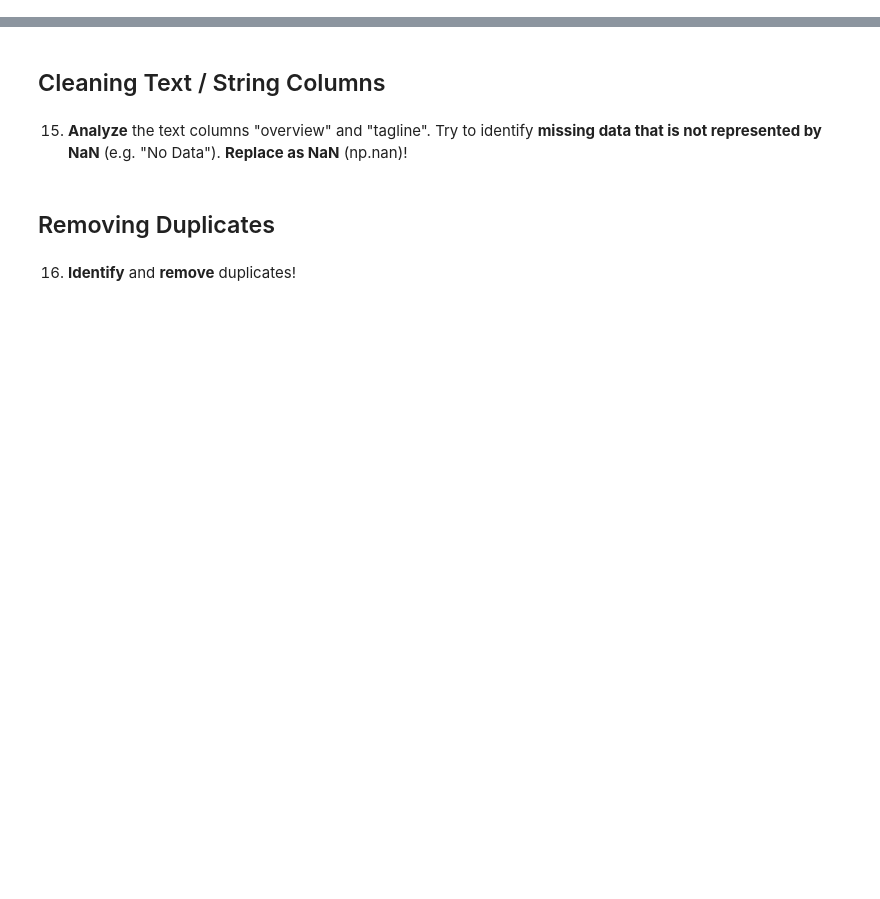
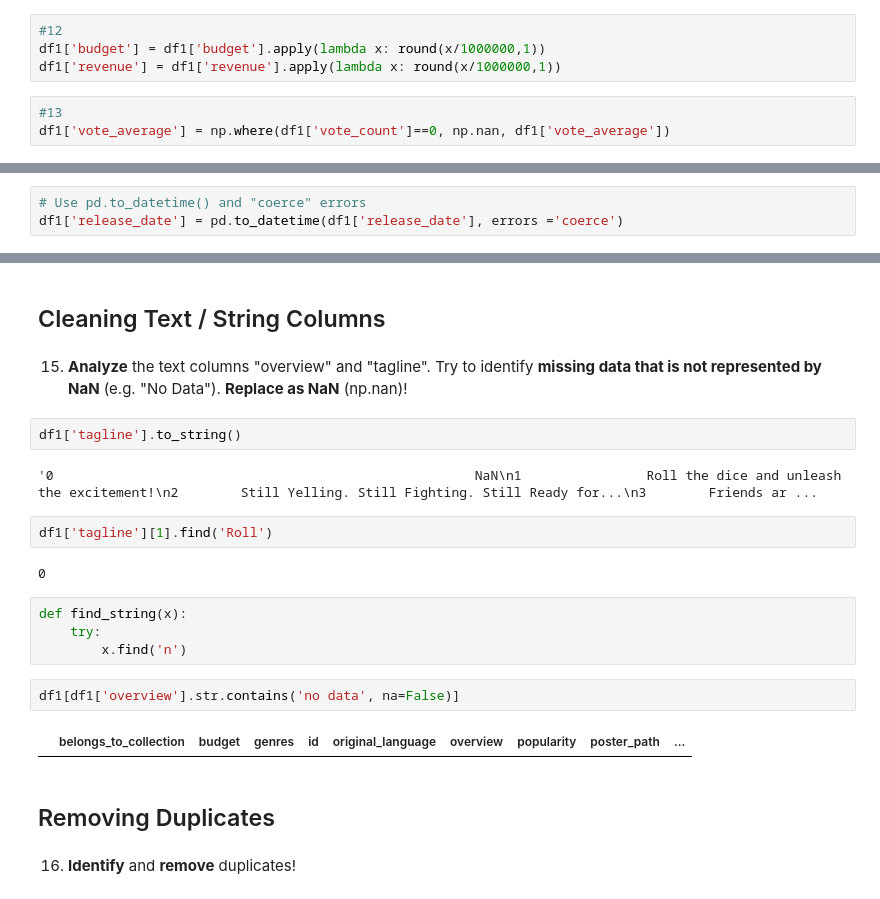
Before and after one commit to qviet1602/Python_project, a Jupyter notebook: Project_03_Materials/Project_03_ProjectBrief_blank.ipynb, the cells around one changed output, grey strips where cells are left out. Drawn from its saved outputs; the diff is of its cells as text; blank space fills up the shorter version.

```diff
--- a/Project_03_Materials/Project_03_ProjectBrief_blank.ipynb
+++ b/Project_03_Materials/Project_03_ProjectBrief_blank.ipynb
@@ -225,4 +212,14 @@ Name: vote_average, Length: 2899, dtype: float64
+# %%
+#12
+df1['budget'] = df1['budget'].apply(lambda x: round(x/1000000,1))
+df1['revenue'] = df1['revenue'].apply(lambda x: round(x/1000000,1))
+# %%
+#13
+df1['vote_average'] = np.where(df1['vote_count']==0, np.nan, df1['vote_average'])
 # %% [markdown]
 ## Cleaning DateTime Columns
 # %% [markdown]
 14. __Convert__ the datatype in the column __"release_date"__ __to datetime__. Set invalid values as NaN.
+# %%
+# Use pd.to_datetime() and "coerce" errors
+df1['release_date'] = pd.to_datetime(df1['release_date'], errors ='coerce')
@@ -230,6 +231,22 @@ Name: vote_average, Length: 2899, dtype: float64
 ## Cleaning Text / String Columns
 # %% [markdown]
 15. __Analyze__ the text columns "overview" and "tagline". Try to identify __missing data that is not represented by NaN__ (e.g. "No Data"). __Replace as NaN__ (np.nan)!
+# %%
+df1['tagline'].to_string()
+# %% [output]
+'0                                                      NaN\n1                Roll the dice and unleash the excitement!\n2        Still Yelling. Still Fighting. Still Ready for...\n3        Friends ar ...
+# %%
+df1['tagline'][1].find('Roll')
+# %% [output]
+0
+# %%
+def find_string(x):
+    try:
+        x.find('n')
+# %%
+df1[df1['overview'].str.contains('no data', na=False)]
+# %% [output]
+|  | belongs_to_collection | budget | genres | id | original_language | overview | popularity | poster_path | ... |
 # %% [markdown]
 ## Removing Duplicates
 # %% [markdown]
```
Also changed, not shown: parts of 14 cells of this notebook, 1 other file.
